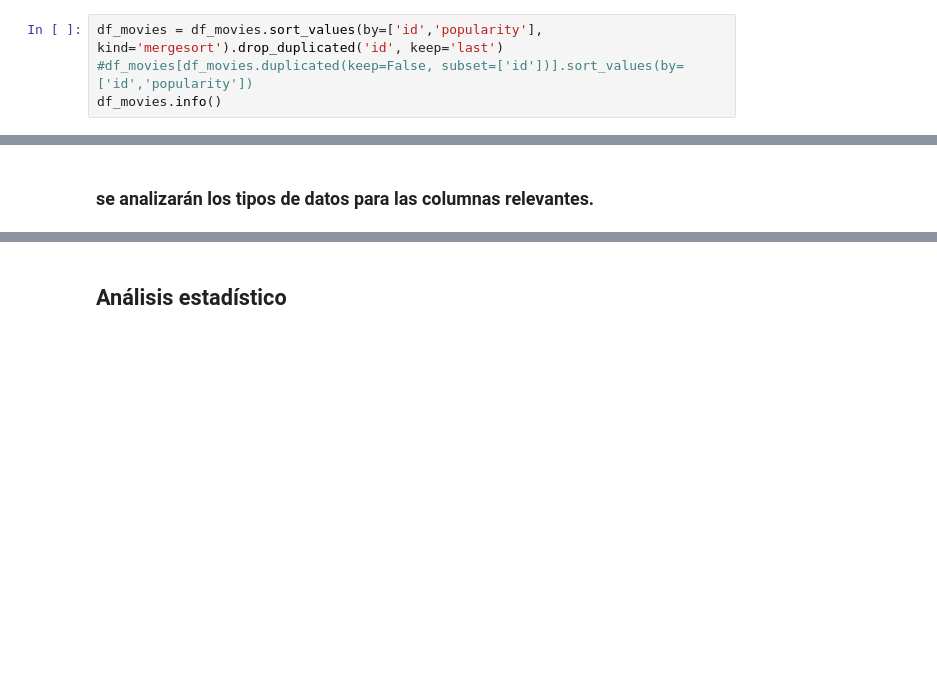
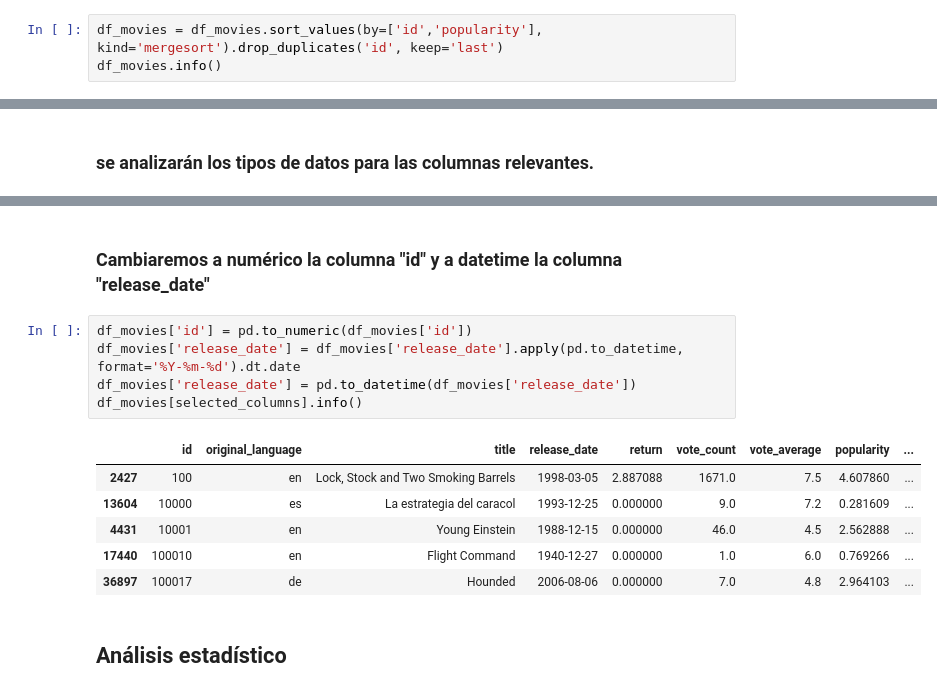
Before and after one commit to lmunozm1702/recomienda_pelis, a Jupyter notebook: eda.ipynb, the cells around one changed output, grey strips where cells are left out. Cells and saved outputs as stored; diff of their text form; blank space fills up the shorter version.

```diff
--- a/eda.ipynb
+++ b/eda.ipynb
@@ -204,7 +204,6 @@ df_movies[df_movies.duplicated(keep=False, subset=['id'])].sort_values(by=['id',
 # %% [markdown]
 ### Existen valores duplicados en la columna "id", la diferencia al analizar los registros se concentra en la columna "popularity", eliminaremos los registros duplicados conservando el que tenga la mayor popularidad.
 # %%
-df_movies = df_movies.sort_values(by=['id','popularity'], kind='mergesort').drop_duplicated('id', keep='last')
-#df_movies[df_movies.duplicated(keep=False, subset=['id'])].sort_values(by=['id','popularity'])
+df_movies = df_movies.sort_values(by=['id','popularity'], kind='mergesort').drop_duplicates('id', keep='last')
 df_movies.info()
 # %% [output]
@@ -257,3 +271,17 @@ memory usage: 4.1+ KB
+# %% [markdown]
+### Cambiaremos a numérico la columna "id" y a datetime la columna "release_date"
+# %%
+df_movies['id'] = pd.to_numeric(df_movies['id'])
+df_movies['release_date'] = df_movies['release_date'].apply(pd.to_datetime, format='%Y-%m-%d').dt.date
+df_movies['release_date'] = pd.to_datetime(df_movies['release_date'])
+df_movies[selected_columns].info()
+# %% [output]
+|  | id | original_language | title | release_date | return | vote_count | vote_average | popularity | ... |
+| 2427 | 100 | en | Lock, Stock and Two Smoking Barrels | 1998-03-05 | 2.887088 | 1671.0 | 7.5 | 4.607860 | ... |
+| 13604 | 10000 | es | La estrategia del caracol | 1993-12-25 | 0.000000 | 9.0 | 7.2 | 0.281609 | ... |
+| 4431 | 10001 | en | Young Einstein | 1988-12-15 | 0.000000 | 46.0 | 4.5 | 2.562888 | ... |
+| 17440 | 100010 | en | Flight Command | 1940-12-27 | 0.000000 | 1.0 | 6.0 | 0.769266 | ... |
+| 36897 | 100017 | de | Hounded | 2006-08-06 | 0.000000 | 7.0 | 4.8 | 2.964103 | ... |
 # %% [markdown]
 ## Análisis estadístico
 # %% [markdown]
```
Also changed, not shown: parts of 3 cells of this notebook.
